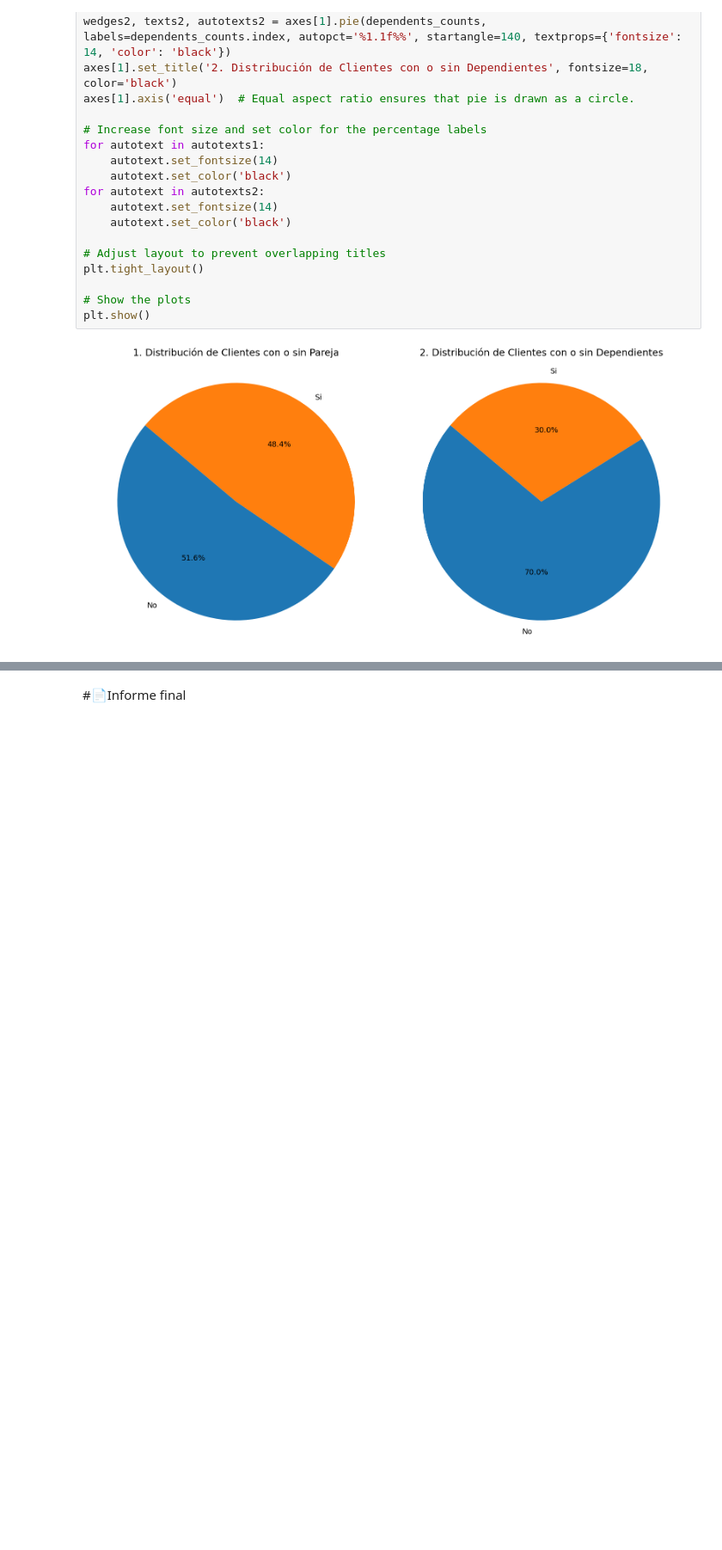
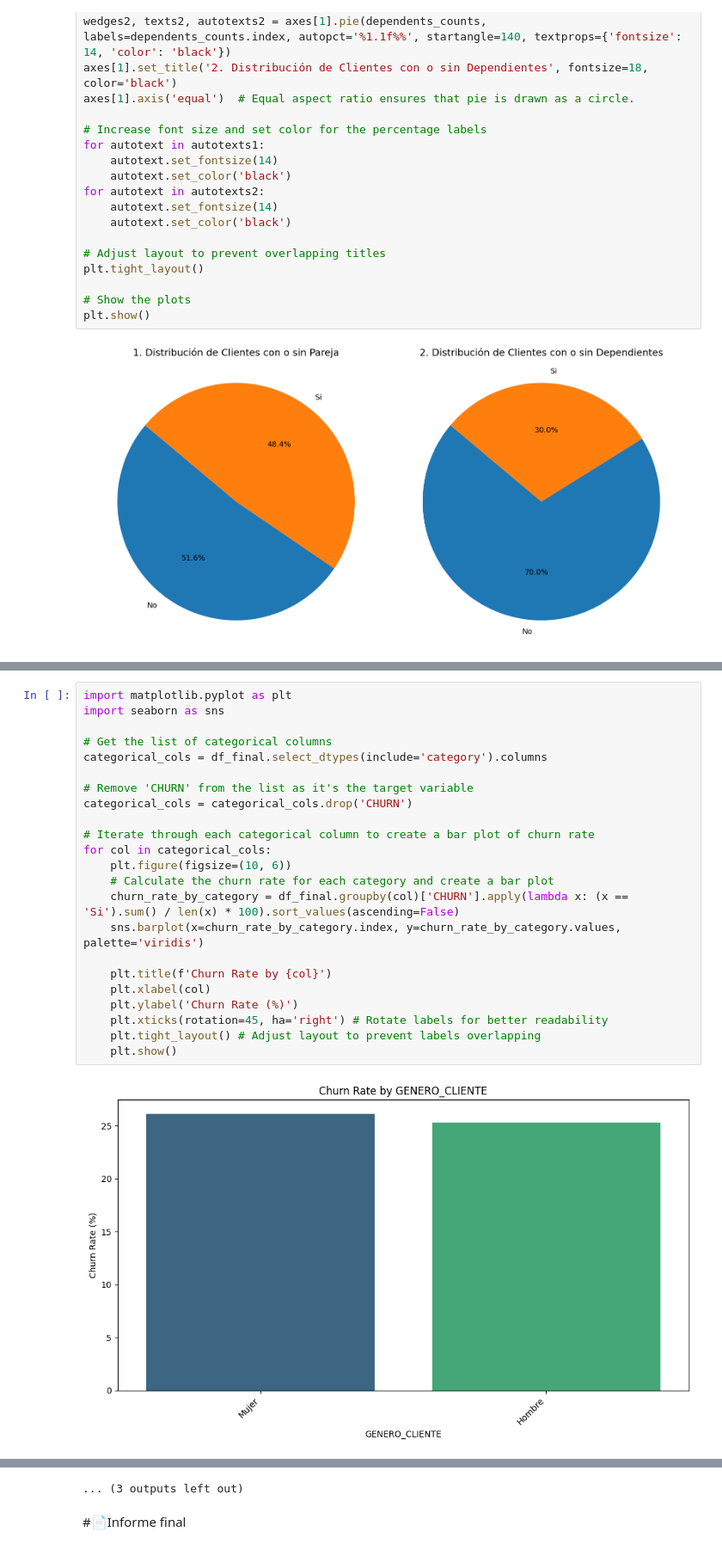
Before and after one commit to raohxxx/TelecomX_Challenge, a Jupyter notebook: TelecomX_LATAM.ipynb, the cells around one changed output, grey strips where cells are left out. Shown: that part at 86% size. Drawn from its saved outputs; the diff is of its cells as text; blank space fills up the shorter version.

```diff
--- a/TelecomX_LATAM.ipynb
+++ b/TelecomX_LATAM.ipynb
@@ -434,0 +467,25 @@ plt.show()
+# %%
+import matplotlib.pyplot as plt
+import seaborn as sns
+
+# Get the list of categorical columns
+categorical_cols = df_final.select_dtypes(include='category').columns
+
+# Remove 'CHURN' from the list as it's the target variable
+categorical_cols = categorical_cols.drop('CHURN')
+
+# Iterate through each categorical column to create a bar plot of churn rate
+for col in categorical_cols:
+    plt.figure(figsize=(10, 6))
+    # Calculate the churn rate for each category and create a bar plot
+    churn_rate_by_category = df_final.groupby(col)['CHURN'].apply(lambda x: (x == 'Si').sum() / len(x) * 100).sort_values(ascending=False)
+    sns.barplot(x=churn_rate_by_category.index, y=churn_rate_by_category.values, palette='viridis')
+
+    plt.title(f'Churn Rate by {col}')
+    plt.xlabel(col)
+    plt.ylabel('Churn Rate (%)')
+    plt.xticks(rotation=45, ha='right') # Rotate labels for better readability
+    plt.tight_layout() # Adjust layout to prevent labels overlapping
+    plt.show()
+# %% [output]
+[figure, added]
@@ -435,2 +503,3 @@ plt.show()
+... (3 outputs left out)
 # %% [markdown]
 #📄Informe final
```
Also changed, not shown: parts of 7 cells of this notebook.
